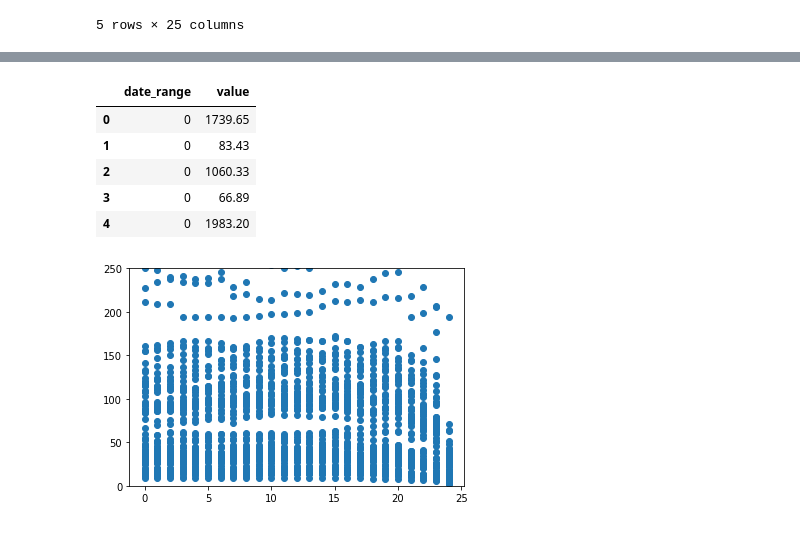
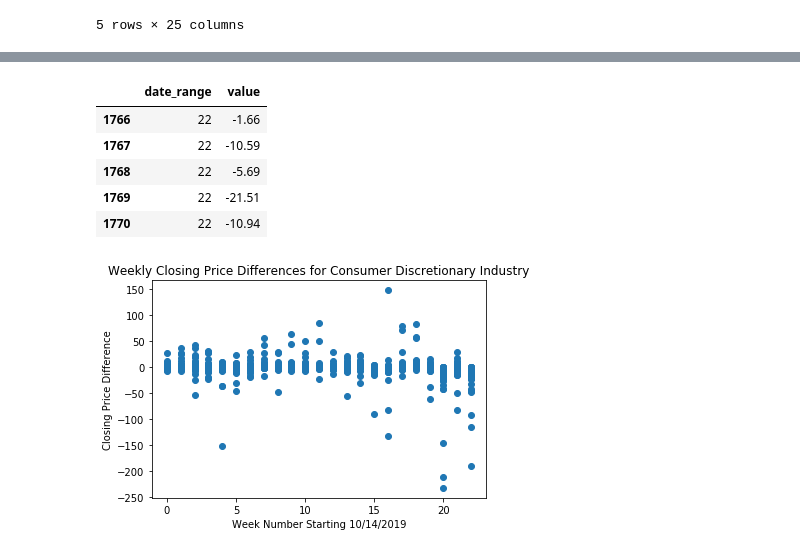
Before and after one commit to bhhnguyen/DataViz-Proj1, a Jupyter notebook: benjidev.ipynb, the cells around one changed output, grey strips where cells are left out. Saved outputs shown, nothing was run; the diff lists cells and outputs as text; code cells hidden in the pictures.

```diff
--- a/benjidev.ipynb
+++ b/benjidev.ipynb
@@ -39,9 +39,9 @@ min_df
 | 361 | 392 | REGN | Regeneron | Health Care | 282.93 | 300.77 | 300.19 | 306.21 | 310.48 | ... |
 1 rows × 29 columns
 # %%
-hc_df = edit_df.loc[edit_df['Sector'] == 'Consumer Discretionary']
+cd_df = stocks_df.loc[stocks_df['Sector'] == 'Consumer Discretionary']
 # %%
-date_df=hc_df.set_index(['Symbol'])
+date_df=cd_df.set_index(['Symbol'])
 date_df=date_df.dropna()
 date_df=date_df.drop(['Unnamed: 0', 'Sector', 'Name'], axis=1)
 date_df.head()
@@ -72,26 +73,30 @@ date = date_df.index.astype('O')
 # %%
 new_dict = {"date_range":[], "value":[]}
-for index, row in date_df.iterrows():
-    for x in range(len(date_df.columns)-2):
+rowNum = 0
+for index, row in date_df[:-2].iterrows():
+    for x in range(len(date_df.columns)-1):
         new_dict["date_range"].append(index)
-        new_dict["value"].append(row[x+2])
+        value = date_df.iloc[rowNum+1,x+1] - date_df.iloc[rowNum,x+1]
+        new_dict["value"].append(value)
+    rowNum = rowNum + 1
 # %%
 scatter_df = pd.DataFrame(new_dict)
+scatter_df.tail()
+# %% [output]
+|  | date_range | value |
+| 1766 | 22 | -1.66 |
+| 1767 | 22 | -10.59 |
+| 1768 | 22 | -5.69 |
+| 1769 | 22 | -21.51 |
+| 1770 | 22 | -10.94 |
-# %%
-scatter_df.head()
-# %% [output]
-|  | date_range | value |
-| 0 | 0 | 1739.65 |
-| 1 | 0 | 83.43 |
-| 2 | 0 | 1060.33 |
-| 3 | 0 | 66.89 |
-| 4 | 0 | 1983.20 |
-# %%
-plt.scatter(scatter_df['date_range'],scatter_df['value'])
-plt.ylim(0,250)
-plt.show()
-# %% [output]
-[figure, removed]
+# %%
+plt.scatter(scatter_df['date_range'],scatter_df['value'])
+plt.title("Weekly Closing Price Differences for Consumer Discretionary Industry")
+plt.ylabel("Closing Price Difference")
+plt.xlabel("Week Number Starting 10/14/2019")
+plt.show()
+# %% [output]
+[figure, added]
 # %%
 cleaned_stocks=stocks_df.dropna()
 cleaned_stocks=cleaned_stocks.drop(['Unnamed: 0'], axis=1)
```
Also changed, not shown: parts of 3 cells of this notebook, 1 other file.
